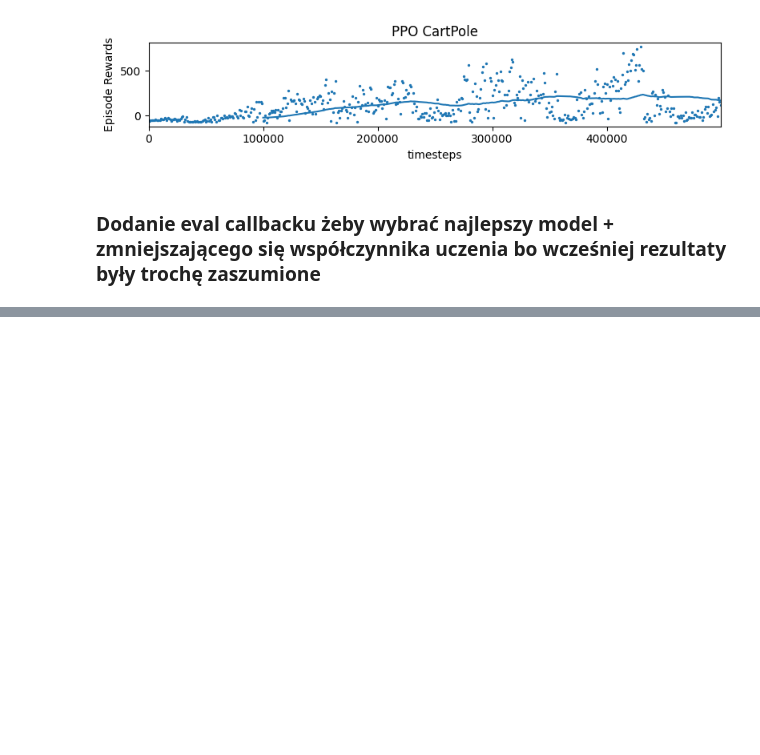
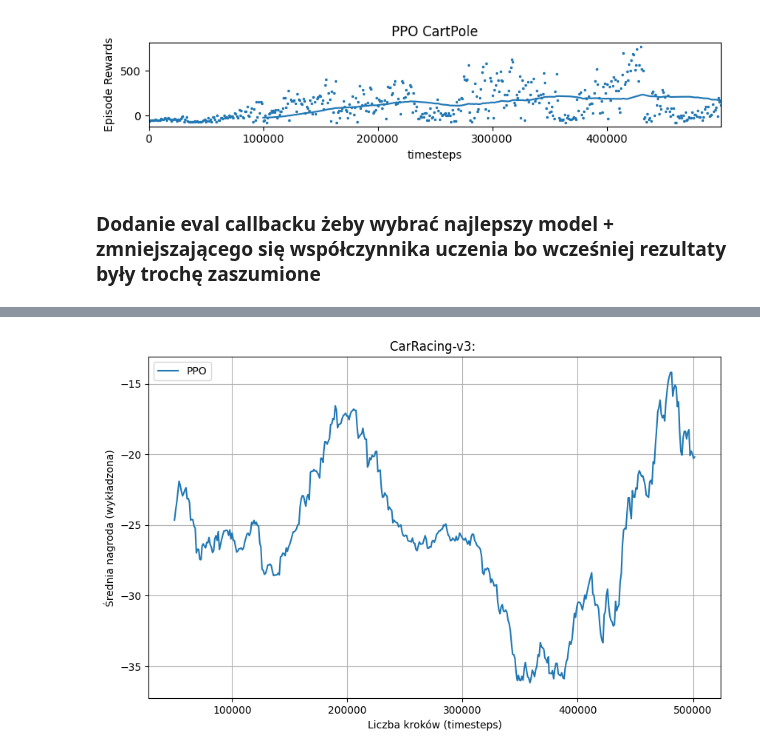
Before and after one commit to KlimaJaroslaw/InteligencjaObliczeniowa, a Jupyter notebook: proj03/proj3.ipynb, the cells around one changed output, grey strips where cells are left out. Cells and saved outputs as stored; diff of their text form; code cells hidden in the pictures; blank space fills up the shorter version.

```diff
--- a/proj03/proj3.ipynb
+++ b/proj03/proj3.ipynb
@@ -367,0 +383,32 @@ class BestRewardLogger(BaseCallback):
+# %%
+import pandas as pd
+import matplotlib.pyplot as plt
+import numpy as np
+import os
+
+def moving_average(values, window):
+    if len(values) < window:
+        return values
+    return pd.Series(values).rolling(window=window).mean()
+
+def plot_comparison(log_dirs, labels, title="Porównanie Algorytmów"):
+    plt.figure(figsize=(10, 6))
+
+    for log_dir, label in zip(log_dirs, labels):
+        file_path = os.path.join(log_dir, "monitor.csv")
+        if not os.path.exists(file_path):
+            print(f"Błąd: Nie znaleziono pliku w {file_path}")
+            continue
+
+        df = pd.read_csv(file_path, skiprows=1)
+        x = np.cumsum(df['l'].values)
+        y = df['r'].values
+        y_smoothed = moving_average(y, window=50)
+        plt.plot(x, y_smoothed, label=label)
+
+    plt.xlabel('Liczba kroków (timesteps)')
+    plt.ylabel('Średnia nagroda (wykładzona)')
+    plt.title(title)
+    plt.legend()
+    plt.grid(True)
+    plt.show()
@@ -367,0 +453,8 @@ class BestRewardLogger(BaseCallback):
+# %%
+plot_comparison(
+    log_dirs=["./logs/disc_09/"],
+    labels=["PPO"],
+    title="CarRacing-v3: "
+)
+# %% [output]
+[figure, added]
```
Also changed, not shown: parts of 34 cells of this notebook, 5 other files.
